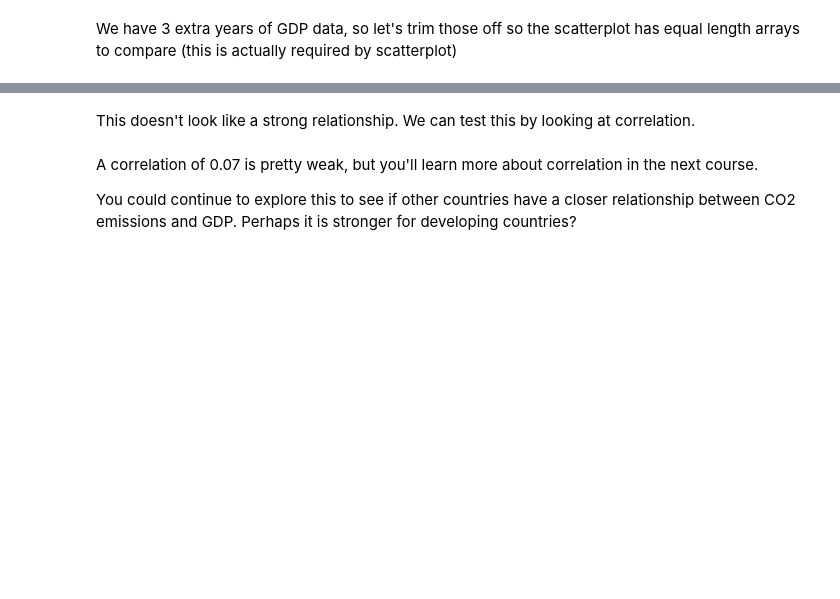
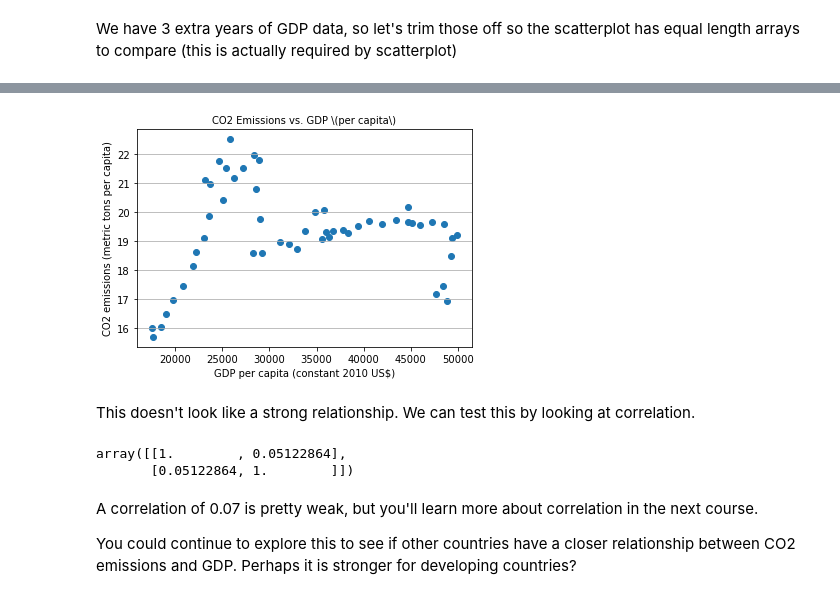
Before and after one commit to kiril-chilingarashvili/sd-mm-1, a Jupyter notebook: Week5-Visualization/05a_Matplotlib_Notebook.ipynb, the cells around one changed output, grey strips where cells are left out. Saved outputs shown, nothing was run; the diff lists cells and outputs as text; code cells hidden in the pictures; blank space fills up the shorter version.

```diff
--- a/Week5-Visualization/05a_Matplotlib_Notebook.ipynb
+++ b/Week5-Visualization/05a_Matplotlib_Notebook.ipynb
@@ -209,7 +241,7 @@ Matplotlib: Basic Plotting, Part 2</p>
 ### Relationship between GPD and CO2 Emissions in USA
 # %%
 # select GDP Per capita emissions for the United States
-hist_indicator = 'GDP per capita \(constant 2005'
+hist_indicator = 'GDP per capita \(constant 2010 '
 hist_country = 'USA'
 
 mask1 = data['IndicatorName'].str.contains(hist_indicator)
@@ -256,24 +305,29 @@ print(len(stage))
 # %%
 %matplotlib inline
 import matplotlib.pyplot as plt
 
 fig, axis = plt.subplots()
 # Grid lines, Xticks, Xlabel, Ylabel
 
 axis.yaxis.grid(True)
 axis.set_title('CO2 Emissions vs. GDP \(per capita\)',fontsize=10)
 axis.set_xlabel(gdp_stage_trunc['IndicatorName'].iloc[0],fontsize=10)
 axis.set_ylabel(stage['IndicatorName'].iloc[0],fontsize=10)
 
 X = gdp_stage_trunc['Value']
-Y = stage['Value']
+Y = stage['Value'][:52]
 
 axis.scatter(X, Y)
 plt.show()
+# %% [output]
+[figure, added]
 # %% [markdown]
 This doesn't look like a strong relationship.  We can test this by looking at correlation.
 # %%
-np.corrcoef(gdp_stage_trunc['Value'],stage['Value'])
+np.corrcoef(gdp_stage_trunc['Value'],stage['Value'][:52])
+# %% [output]
+array([[1.        , 0.05122864],
+       [0.05122864, 1.        ]])
 # %% [markdown]
 A correlation of 0.07 is pretty weak, but you'll learn more about correlation in the next course.
 
```
Also changed, not shown: parts of 21 cells of this notebook, 6 other files.
